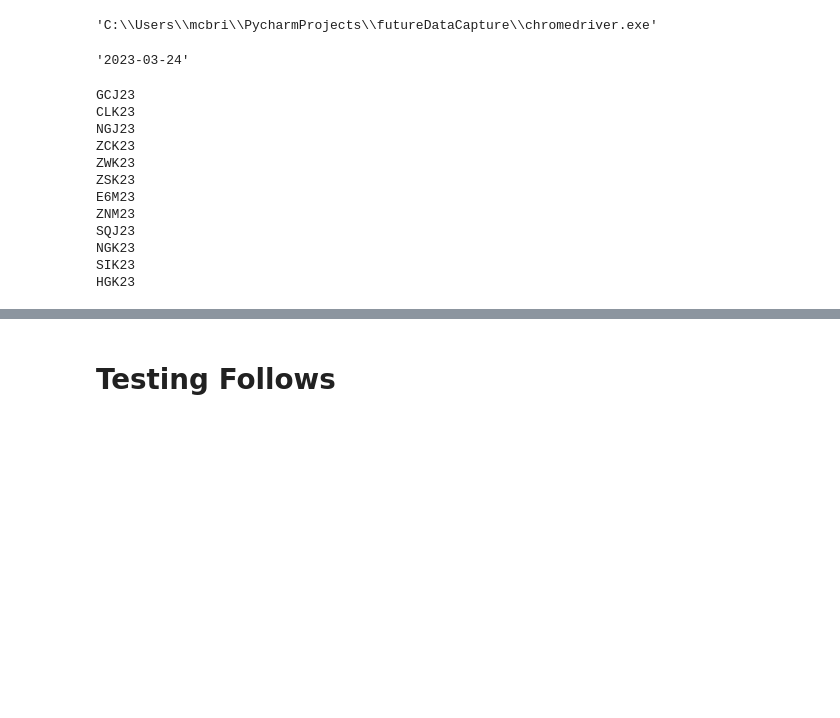
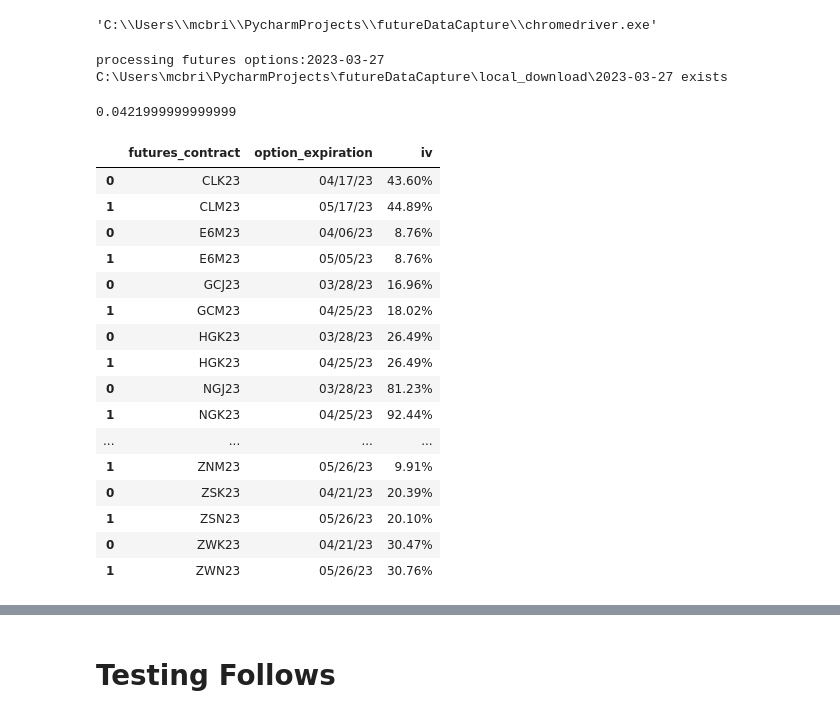
Before and after one commit to william192/futureDataCapture, a Jupyter notebook: barchart_capture.ipynb, the cells around one changed output, grey strips where cells are left out. Cells and saved outputs as stored; diff of their text form; code cells hidden in the pictures; blank space fills up the shorter version.

Commit message:
Added contract/expiration details to capture nearest option contracts for a given future.

```diff
--- a/barchart_capture.ipynb
+++ b/barchart_capture.ipynb
@@ -7,12 +7,15 @@ import pandas as pd
 import numpy as np
 from datetime import datetime
 import db_multiproc_calc_neutral2 as dmc
+from bs4 import BeautifulSoup
+import requests
+from random import *
+import glob
 
-rf_rate = 0.0475
 k_do_download = False
 all_sym = ['GCJ23', 'CLK23', 'NGJ23', 'ZCK23', 'ZWK23', 'ZSK23', 'E6M23', 'ZNM23',
-           'SQJ23', 'NGK23', 'SIK23', 'HGK23']
-
+           'NGK23', 'SIK23', 'HGK23']
+all_sym = ['SIK23']
 
 # For a given option
 
@@ -22,11 +25,20 @@ executable_path = os.path.join(cwd,'chromedriver.exe')
 display(executable_path)
 
 date_str = datetime.now().strftime("%Y-%m-%d")
-date_str = '2023-03-24'
+#date_str = '2023-03-24'
+output_date_str = datetime.now().strftime("%Y%m%d")
 file_date_str = date_str
+barchart_datestr = pd.to_datetime(file_date_str).strftime('%m-%d-%Y')
 
 download_path = os.path.join(cwd, 'local_download', file_date_str)
-file_date_str
+
+print(f'processing futures options:{file_date_str}')
+
+try:
+    os.mkdir(download_path)
+except:
+    print(f'{download_path} exists')
 # %% [output]
 'C:\\Users\\mcbri\\PycharmProjects\\futureDataCapture\\chromedriver.exe'
-'2023-03-24'
+processing futures options:2023-03-27
+C:\Users\mcbri\PycharmProjects\futureDataCapture\local_download\2023-03-27 exists
@@ -204,0 +181,12 @@ def bar_chart_download(driver, date_str, sym, download=False):
+# %%
+rate_filename = os.path.join(download_path,'rate.csv')
+
+if k_do_download:
+    df_rate = get_treasury_data(pd.to_datetime(date_str))
+    df_rate.to_csv(rate_filename, index=False)
+
+df_rate = pd.read_csv(rate_filename)
+rf_rate = df_rate.set_index(['date', 'tenor']).loc[date_str,'1m'].values[0]
+rf_rate
+# %% [output]
+0.0421999999999999
@@ -215,21 +322,31 @@ barchart_datestr = pd.to_datetime(file_date_str).strftime('%m-%d-%Y')
+# %%
+all_sym = find_all_downloaded_details(download_path)
+all_contracts = all_sym[['futures_contract', 'option_expiration', 'iv']].drop_duplicates()
+all_contracts
+# %% [output]
+|  | futures_contract | option_expiration | iv |
+| 0 | CLK23 | 04/17/23 | 43.60% |
+| 1 | CLM23 | 05/17/23 | 44.89% |
+| 0 | E6M23 | 04/06/23 | 8.76% |
+| 1 | E6M23 | 05/05/23 | 8.76% |
+| 0 | GCJ23 | 03/28/23 | 16.96% |
+| 1 | GCM23 | 04/25/23 | 18.02% |
+| 0 | HGK23 | 03/28/23 | 26.49% |
+| 1 | HGK23 | 04/25/23 | 26.49% |
+| 0 | NGJ23 | 03/28/23 | 81.23% |
+| 1 | NGK23 | 04/25/23 | 92.44% |
+| ... | ... | ... | ... |
+| 1 | ZNM23 | 05/26/23 | 9.91% |
+| 0 | ZSK23 | 04/21/23 | 20.39% |
+| 1 | ZSN23 | 05/26/23 | 20.10% |
+| 0 | ZWK23 | 04/21/23 | 30.47% |
+| 1 | ZWN23 | 05/26/23 | 30.76% |
 # %%
 temp = []
-for sym in all_sym:
-    print(sym)
-    temp.append(generate_neutral_futures(sym, file_date_str, barchart_datestr))
+for idx, row in all_contracts.iterrows():
+    sym = row[0]
+    option_expiration = row[1]
+    temp.append(generate_neutral_futures(sym, option_expiration, file_date_str, barchart_datestr))
-# %% [output]
-GCJ23
-CLK23
-NGJ23
-ZCK23
-ZWK23
-ZSK23
-E6M23
-ZNM23
-SQJ23
-NGK23
-SIK23
-HGK23
 # %%
 # Pull the data together and get the delta put call ratio from the files
 temp_iv_data = []
```
Also changed, not shown: parts of 10 cells of this notebook.
